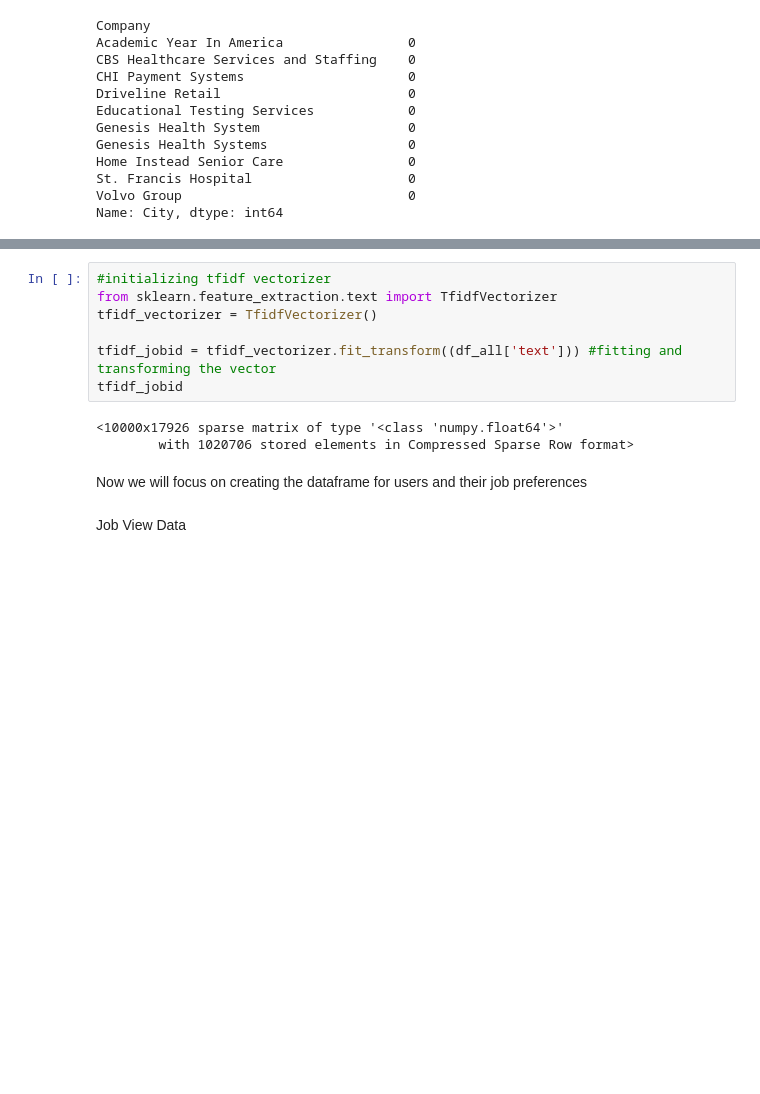
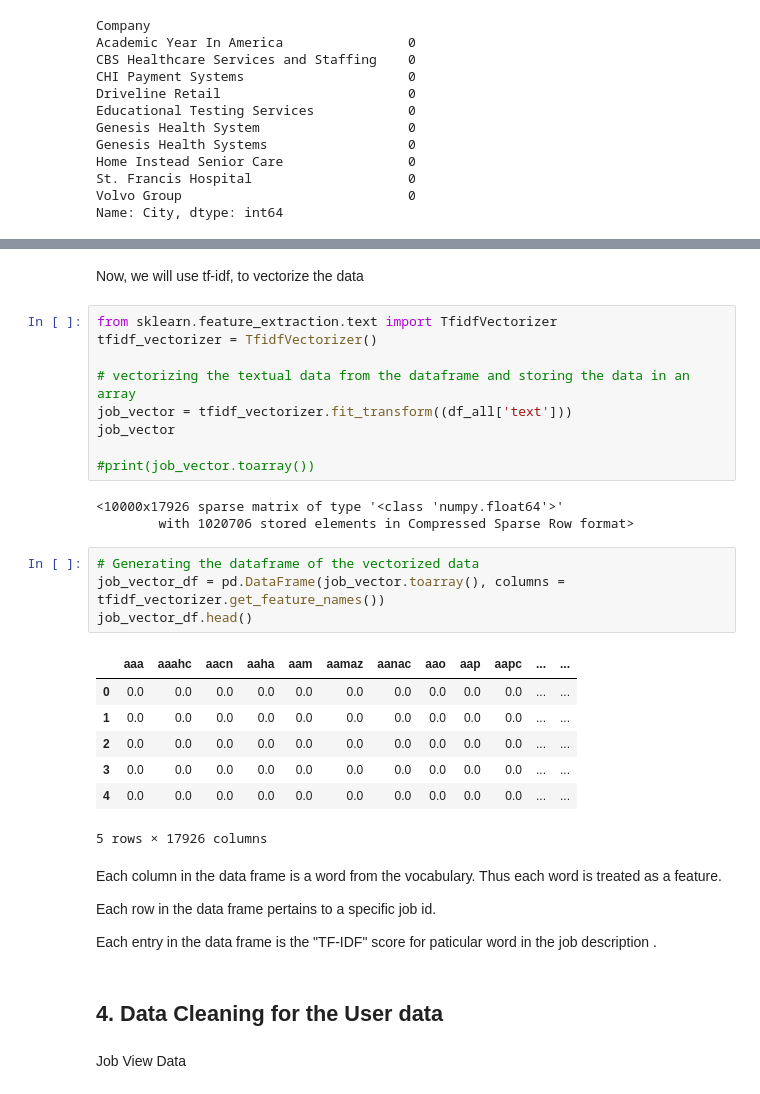
Before and after one commit to saishdesai23/Profile-based-Candidate-Job-Recommendation-System, a Jupyter notebook: Job_Recommendation_System.ipynb, the cells around one changed output, grey strips where cells are left out. Saved outputs shown, nothing was run; the diff lists cells and outputs as text; blank space fills up the shorter version.

```diff
--- a/Job_Recommendation_System.ipynb
+++ b/Job_Recommendation_System.ipynb
@@ -248,15 +274,37 @@ df_all['text'] = df_all['text'].apply(text_clean_preprocess)
-# %%
-#initializing tfidf vectorizer
-from sklearn.feature_extraction.text import TfidfVectorizer
-tfidf_vectorizer = TfidfVectorizer()
-
-tfidf_jobid = tfidf_vectorizer.fit_transform((df_all['text'])) #fitting and transforming the vector
-tfidf_jobid
-# %% [output]
-<10000x17926 sparse matrix of type '<class 'numpy.float64'>'
-        with 1020706 stored elements in Compressed Sparse Row format>
-# %% [markdown]
-Now we will focus on creating the dataframe for users and their job preferences
+# %% [markdown]
+Now, we will use tf-idf, to vectorize the data
+# %%
+from sklearn.feature_extraction.text import TfidfVectorizer
+tfidf_vectorizer = TfidfVectorizer()
+
+# vectorizing the textual data from the dataframe and storing the data in an array
+job_vector = tfidf_vectorizer.fit_transform((df_all['text']))
+job_vector
+
+#print(job_vector.toarray())
+# %% [output]
+<10000x17926 sparse matrix of type '<class 'numpy.float64'>'
+        with 1020706 stored elements in Compressed Sparse Row format>
+# %%
+# Generating the dataframe of the vectorized data
+job_vector_df = pd.DataFrame(job_vector.toarray(), columns = tfidf_vectorizer.get_feature_names())
+job_vector_df.head()
+# %% [output]
+|  | aaa | aaahc | aacn | aaha | aam | aamaz | aanac | aao | aap | aapc | ... | ... |
+| 0 | 0.0 | 0.0 | 0.0 | 0.0 | 0.0 | 0.0 | 0.0 | 0.0 | 0.0 | 0.0 | ... | ... |
+| 1 | 0.0 | 0.0 | 0.0 | 0.0 | 0.0 | 0.0 | 0.0 | 0.0 | 0.0 | 0.0 | ... | ... |
+| 2 | 0.0 | 0.0 | 0.0 | 0.0 | 0.0 | 0.0 | 0.0 | 0.0 | 0.0 | 0.0 | ... | ... |
+| 3 | 0.0 | 0.0 | 0.0 | 0.0 | 0.0 | 0.0 | 0.0 | 0.0 | 0.0 | 0.0 | ... | ... |
+| 4 | 0.0 | 0.0 | 0.0 | 0.0 | 0.0 | 0.0 | 0.0 | 0.0 | 0.0 | 0.0 | ... | ... |
+5 rows × 17926 columns
+# %% [markdown]
+Each column in the data frame is a word from the vocabulary. Thus each word is treated as a feature.
+
+Each row in the data frame pertains to a specific job id.
+
+Each entry in the data frame is the "TF-IDF" score for paticular word in the job description .
+# %% [markdown]
+## 4. Data Cleaning for the User data
 # %% [markdown]
 Job View Data
 # %%
```
Also changed, not shown: parts of 85 cells of this notebook.
